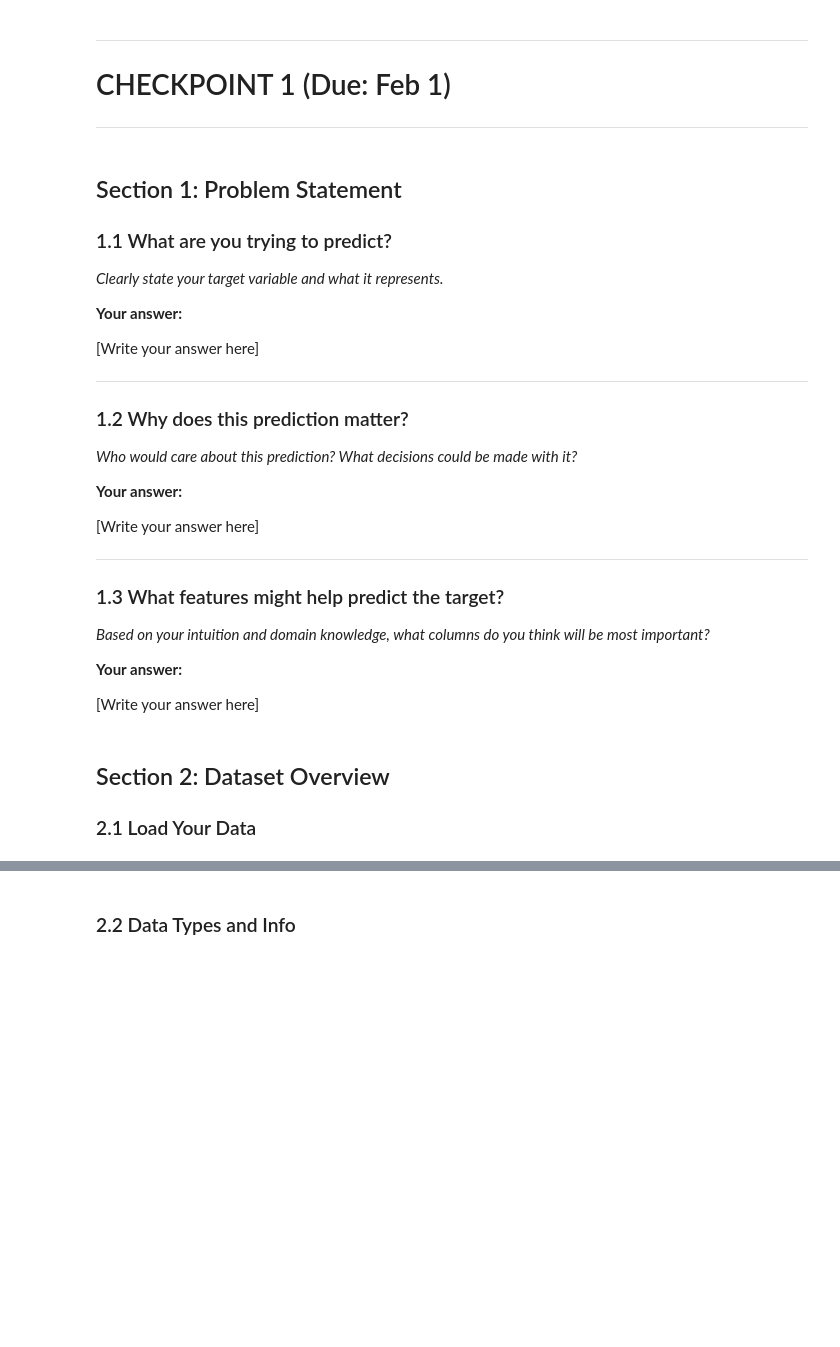
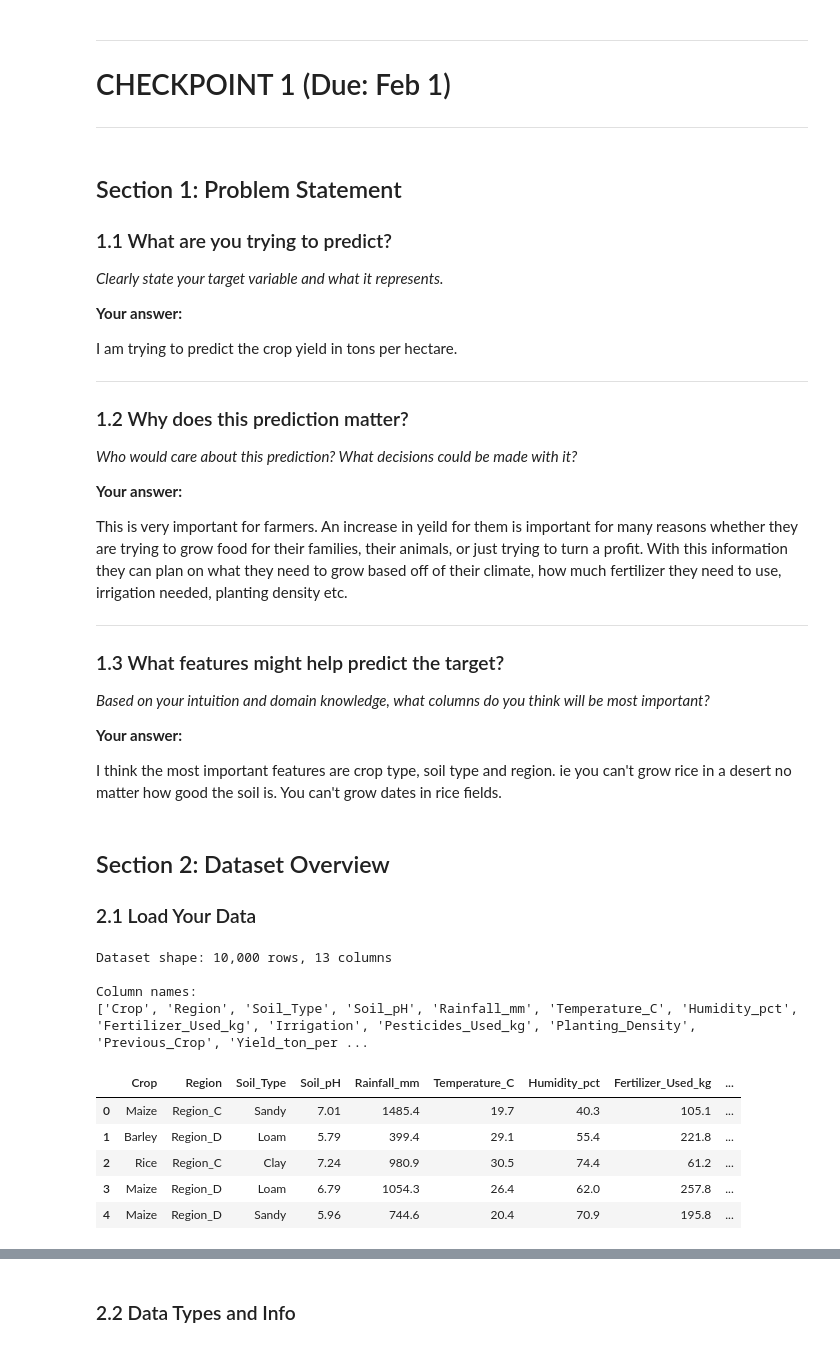
Before and after one commit to fsa-aiml-2511/individual-capstone-wesleyhouk-gif, a Jupyter notebook: notebooks/01_problem_statement_and_eda.ipynb, the cells around one changed output, grey strips where cells are left out. Cells and saved outputs as stored; diff of their text form; code cells hidden in the pictures; blank space fills up the shorter version.

```diff
--- a/notebooks/01_problem_statement_and_eda.ipynb
+++ b/notebooks/01_problem_statement_and_eda.ipynb
@@ -78,7 +80,7 @@ print("Libraries imported successfully!")
 
 **Your answer:**
 
-[Write your answer here]
+I am trying to predict the crop yield in tons per hectare.
 
 ---
 
@@ -88,7 +90,7 @@ print("Libraries imported successfully!")
 
 **Your answer:**
 
-[Write your answer here]
+This is very important for farmers. An increase in yeild for them is important for many reasons whether they are trying to grow food for their families, their animals, or just trying to turn a profit. With this information they can plan on what they need to grow based off of their climate, how much fertilizer they need to use, irrigation needed, planting density etc.
 
 ---
 
@@ -98,7 +100,7 @@ print("Libraries imported successfully!")
 
 **Your answer:**
 
-[Write your answer here]
+I think the most important features are crop type, soil type and region. ie you can't grow rice in a desert no matter how good the soil is. You can't grow dates in rice fields.
 # %% [markdown]
 ## Section 2: Dataset Overview
 
@@ -106,18 +108,31 @@ print("Libraries imported successfully!")
 # %%
 # Load your dataset
 # Update the path to match your file name
-df = pd.read_csv('../data/raw/your_dataset.csv')
+df = pd.read_csv('../data/raw/crop_yield_dataset.csv')
 
 # Display basic info
 print(f"Dataset shape: {df.shape[0]:,} rows, {df.shape[1]} columns")
 print(f"\nColumn names:")
 print(df.columns.tolist())
+# %% [output]
+Dataset shape: 10,000 rows, 13 columns
+
+Column names:
+['Crop', 'Region', 'Soil_Type', 'Soil_pH', 'Rainfall_mm', 'Temperature_C', 'Humidity_pct', 'Fertilizer_Used_kg', 'Irrigation', 'Pesticides_Used_kg', 'Planting_Density', 'Previous_Crop', 'Yield_ton_per ...
 # %%
 # TODO: View the first 5 rows of your dataframe
 #
 # Hint: Use .head()
 
 # YOUR CODE HERE:
+df.head()
+# %% [output]
+|  | Crop | Region | Soil_Type | Soil_pH | Rainfall_mm | Temperature_C | Humidity_pct | Fertilizer_Used_kg | ... |
+| 0 | Maize | Region_C | Sandy | 7.01 | 1485.4 | 19.7 | 40.3 | 105.1 | ... |
+| 1 | Barley | Region_D | Loam | 5.79 | 399.4 | 29.1 | 55.4 | 221.8 | ... |
+| 2 | Rice | Region_C | Clay | 7.24 | 980.9 | 30.5 | 74.4 | 61.2 | ... |
+| 3 | Maize | Region_D | Loam | 6.79 | 1054.3 | 26.4 | 62.0 | 257.8 | ... |
+| 4 | Maize | Region_D | Sandy | 5.96 | 744.6 | 20.4 | 70.9 | 195.8 | ... |
 # %%
 # TODO: View the last 5 rows of your dataframe
 #
```
Also changed, not shown: parts of 13 cells of this notebook.
